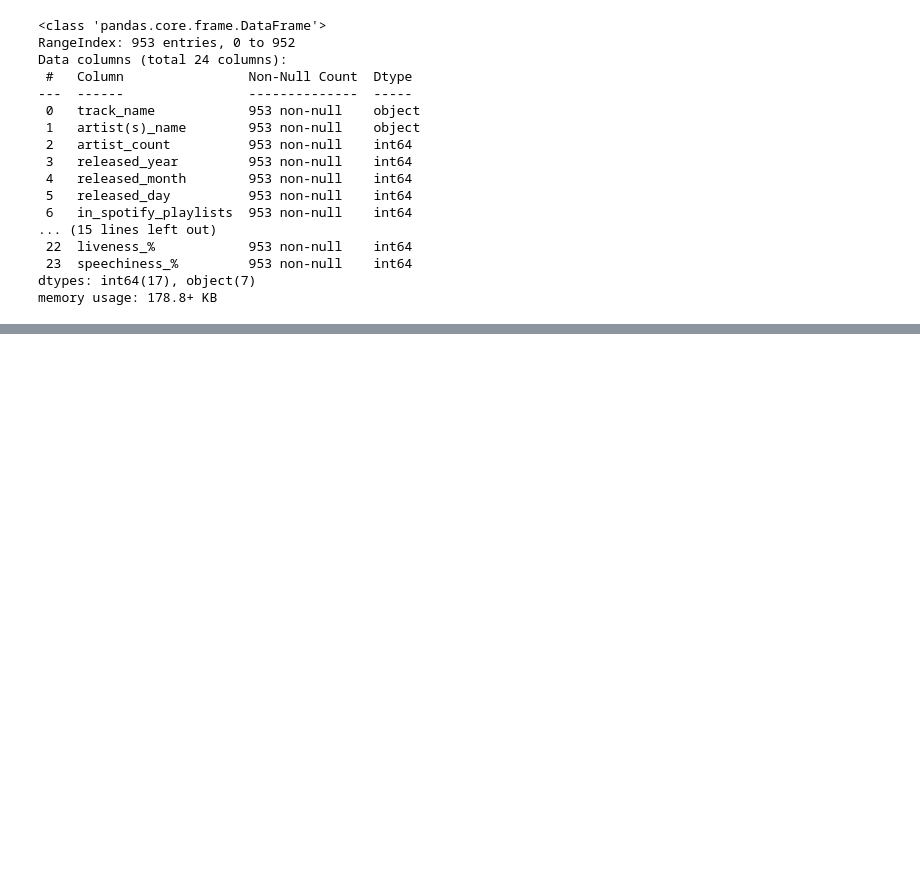
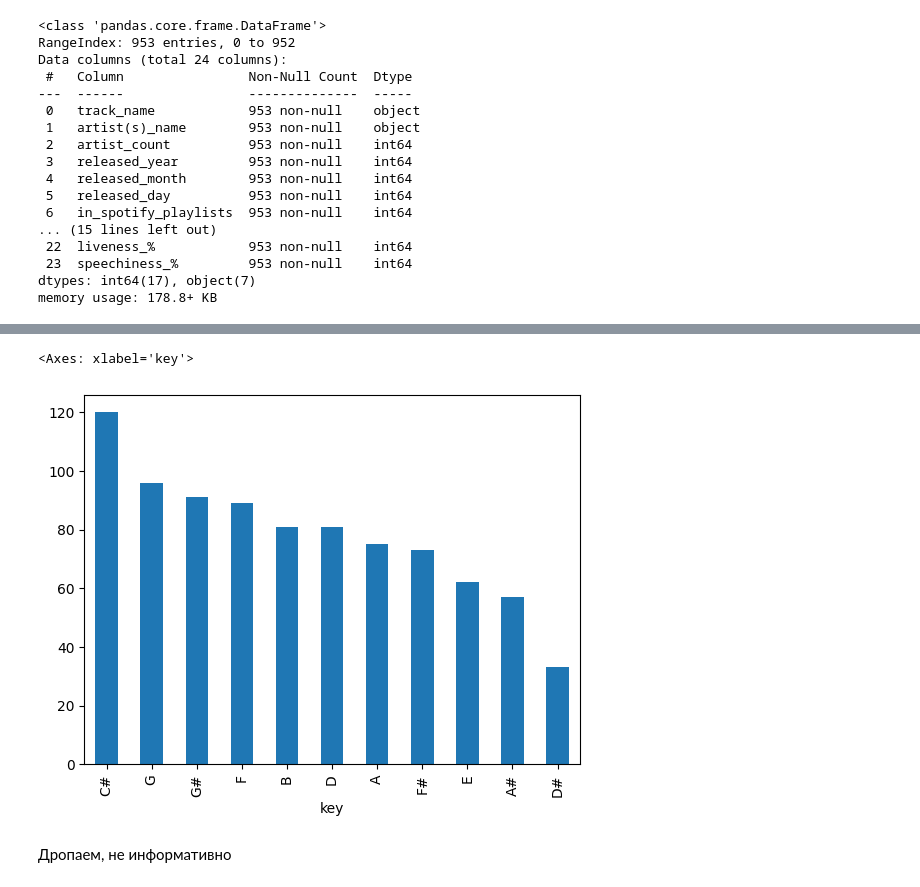
Before and after one commit to ekttd/most-streamed-spotify-songs, a Jupyter notebook: most_streamed_spotify_songs.ipynb, the cells around one changed output, grey strips where cells are left out. Saved outputs shown, nothing was run; the diff lists cells and outputs as text; code cells hidden in the pictures; blank space fills up the shorter version.

```diff
--- a/most_streamed_spotify_songs.ipynb
+++ b/most_streamed_spotify_songs.ipynb
@@ -52,0 +98,10 @@ memory usage: 178.8+ KB
+# %%
+key_data = df['key'].value_counts()
+
+
+key_data.plot(kind='bar')
+# %% [output]
+<Axes: xlabel='key'>
+[figure, added]
+# %% [markdown]
+Дропаем, не информативно
```
Also changed, not shown: parts of 9 cells of this notebook.
